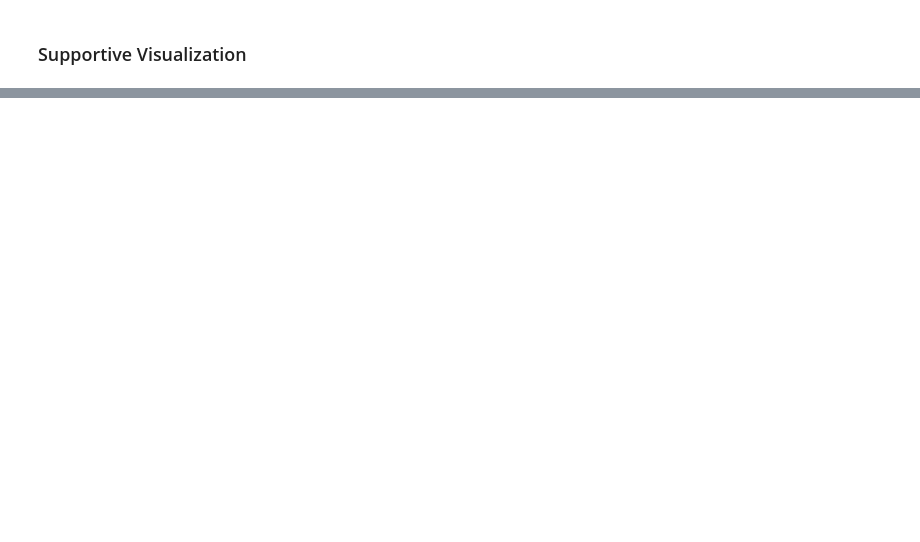
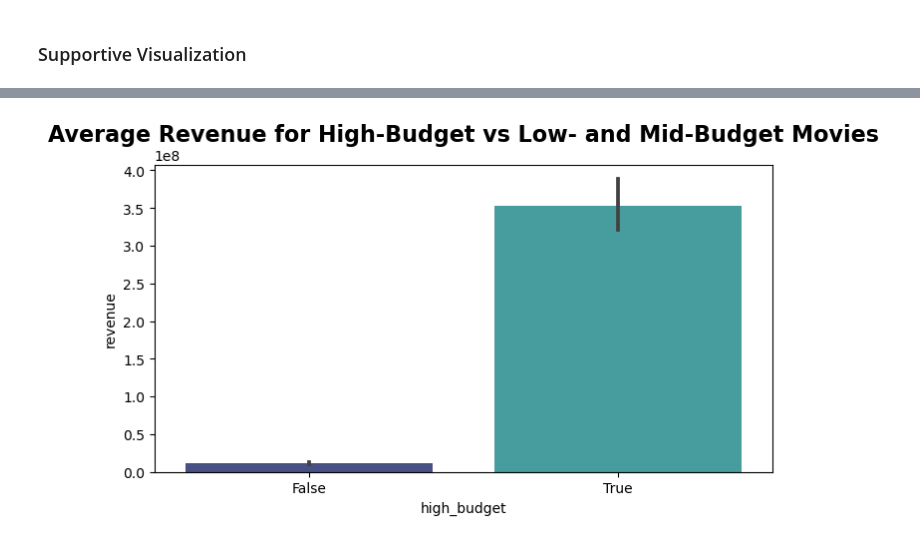
Before and after one commit to andreacohen7/movies, a Jupyter notebook: Movie success in the age of streaming.ipynb, the cells around one changed output, grey strips where cells are left out. Drawn from its saved outputs; the diff is of its cells as text; code cells hidden in the pictures; blank space fills up the shorter version.

```diff
--- a/Movie success in the age of streaming.ipynb
+++ b/Movie success in the age of streaming.ipynb
@@ -1324,2 +1423,5 @@ None
 # %% [markdown]
 ### Supportive Visualization
+# %%
+df_hypothesis3['high_budget'] = df_hypothesis3['budget'] >= 50000000
+df_hypothesis3.head()
@@ -1325,0 +1435,6 @@ None
+# %%
+fig, ax = plt.subplots(figsize= (8, 4))
+sns.barplot(data = df_hypothesis3, x = 'high_budget', y = 'revenue', palette = 'mako')
+plt.title('Average Revenue for High-Budget vs Low- and Mid-Budget Movies', fontsize = 16, fontweight = 'bold');
+# %% [output]
+[figure, added]
```
Also changed, not shown: parts of 36 cells of this notebook.
